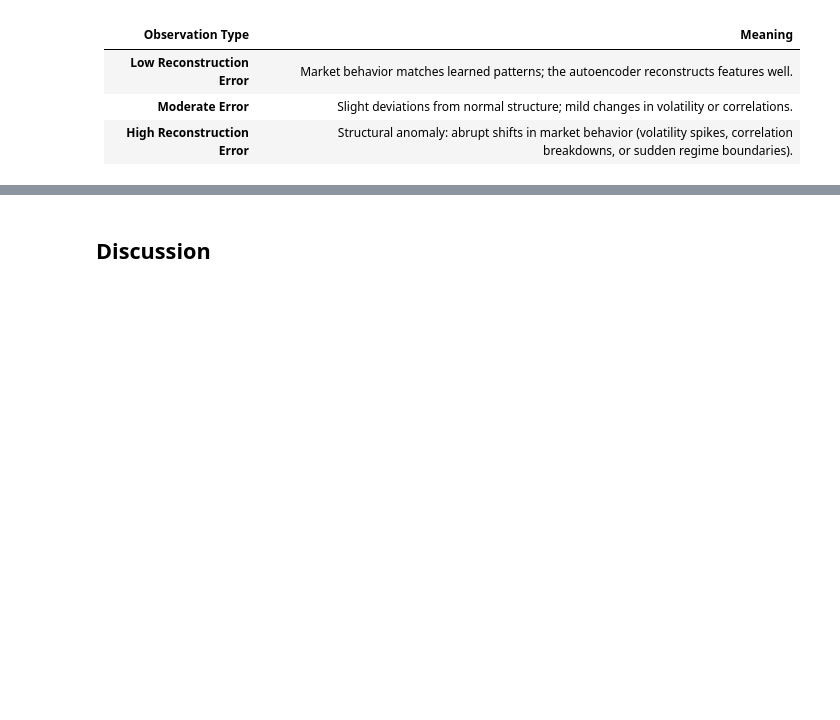
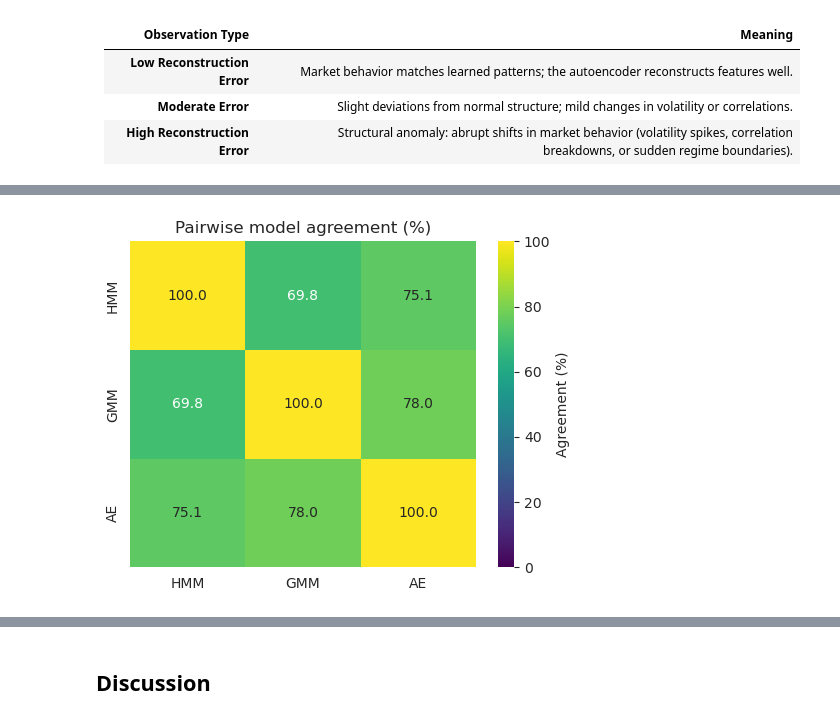
Before and after one commit to elvisbinks/risk-on-risk-off-crypto, a Jupyter notebook: notebooks/regime_analysis_clean.ipynb, the cells around one changed output, grey strips where cells are left out. Cells and saved outputs as stored; diff of their text form; code cells hidden in the pictures; blank space fills up the shorter version.

```diff
--- a/notebooks/regime_analysis_clean.ipynb
+++ b/notebooks/regime_analysis_clean.ipynb
@@ -378,0 +400,31 @@ plt.show()
+# %%
+import numpy as np
+import pandas as pd
+import seaborn as sns
+import matplotlib.pyplot as plt
+
+A = hmm_regimes
+B = gmm_regimes
+C = ae_regimes
+
+common_idx = A.index.intersection(B.index).intersection(C.index)
+A, B, C = A.loc[common_idx], B.loc[common_idx], C.loc[common_idx]
+
+def agree(x, y):
+    return (x == y).mean() * 100
+
+mat = pd.DataFrame(
+    [[100, agree(A,B), agree(A,C)],
+     [agree(B,A), 100, agree(B,C)],
+     [agree(C,A), agree(C,B), 100]],
+    index=["HMM", "GMM", "AE"],
+    columns=["HMM", "GMM", "AE"],
+)
+
+plt.figure(figsize=(5,4))
+sns.heatmap(mat, annot=True, fmt=".1f", cmap="viridis", vmin=0, vmax=100, cbar_kws={"label":"Agreement (%)"})
+plt.title("Pairwise model agreement (%)")
+plt.tight_layout()
+plt.show()
+# %% [output]
+[figure, added]
```
Also changed, not shown: parts of 3 cells of this notebook.
